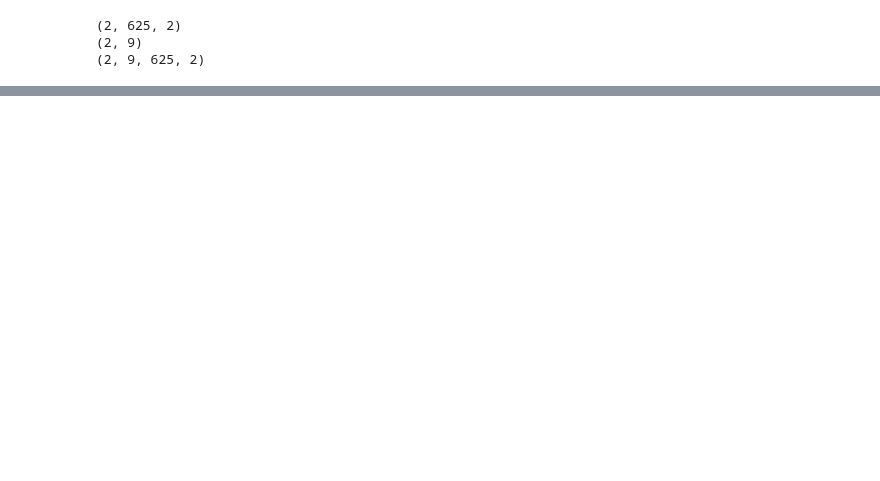
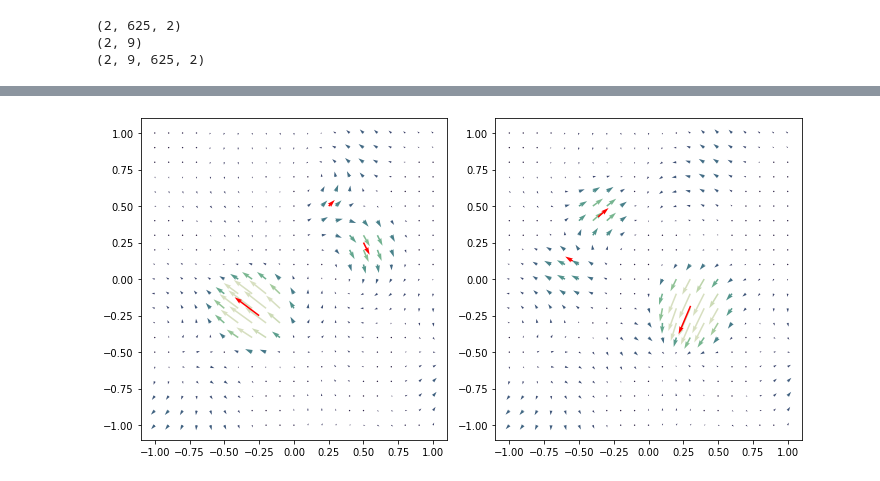
Before and after one commit to cambridge-mlg/neural_diffusion_processes, a Jupyter notebook: neural_diffusion_processes/notebooks/gaussian-process-interpolation-nd.ipynb, the cells around one changed output, grey strips where cells are left out. Cells and saved outputs as stored; diff of their text form; code cells hidden in the pictures; blank space fills up the shorter version.

```diff
--- a/neural_diffusion_processes/notebooks/gaussian-process-interpolation-nd.ipynb
+++ b/neural_diffusion_processes/notebooks/gaussian-process-interpolation-nd.ipynb
@@ -527,0 +541,32 @@ plt.savefig('conditional_divfree.png', dpi=300, facecolor='white', edgecolor='no
+# %%
+fig, axes = plt.subplots(1, 2, figsize=(10, 5), tight_layout=True)
+
+
+for k, rot in enumerate([I, R]):
+    # posterior = gp_posterior(mean_function, kernel, x_context @ rot.T, y_context @ rot.T, x)
+    samples = jax.vmap(lambda key: conditional_sample(key, x_known @ rot.T, y_known @ rot.T, x_test, 100, 10))(jax.random.split(key, num_samples))
+    y = jnp.mean(samples, axis=0)
+    y_norm = jnp.linalg.norm(y, axis=-1)
+
+    axes[k].quiver(
+        x_test[:, 0],
+        x_test[:, 1],
+        y[:, 0],
+        y[:, 1],
+        color=cm(norm(y_norm)),
+        scale=50,
+        width=0.005,
+    )
+
+    axes[k].quiver(
+        (x_known @ rot.T)[:, 0],
+        (x_known @ rot.T)[:, 1],
+        (y_known @ rot.T)[:, 0],
+        (y_known @ rot.T)[:, 1],
+        color="r",
+        scale=50,
+        width=0.005,
+    )
+plt.savefig('conditional_ndp_rot.png', dpi=300, facecolor='white', edgecolor='none')
+# %% [output]
+[figure, added]
```
Also changed, not shown: parts of 7 cells of this notebook, 1 other file.
